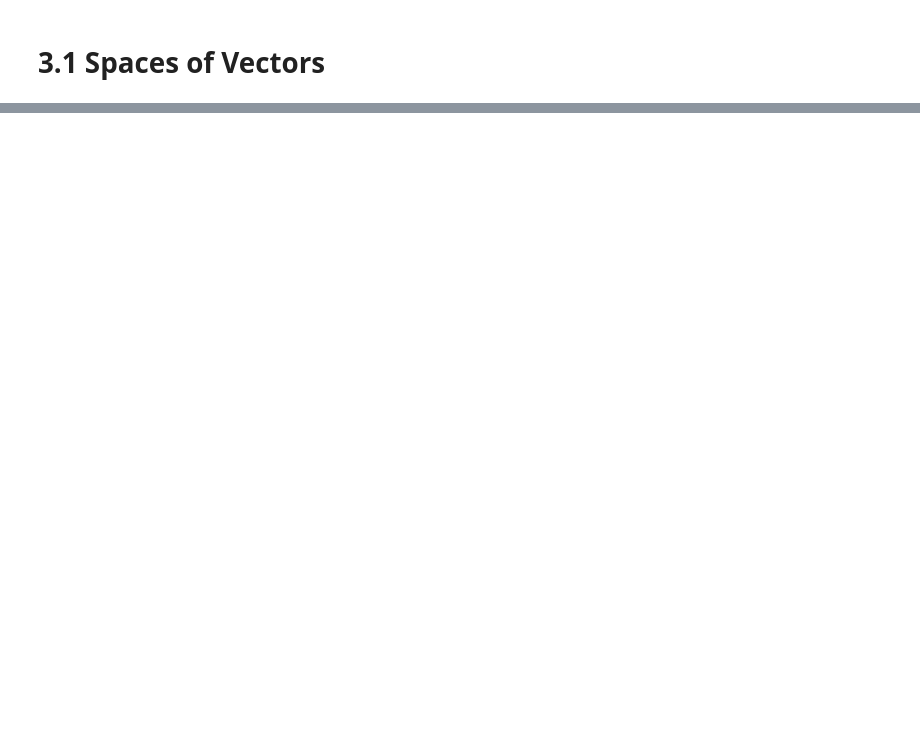
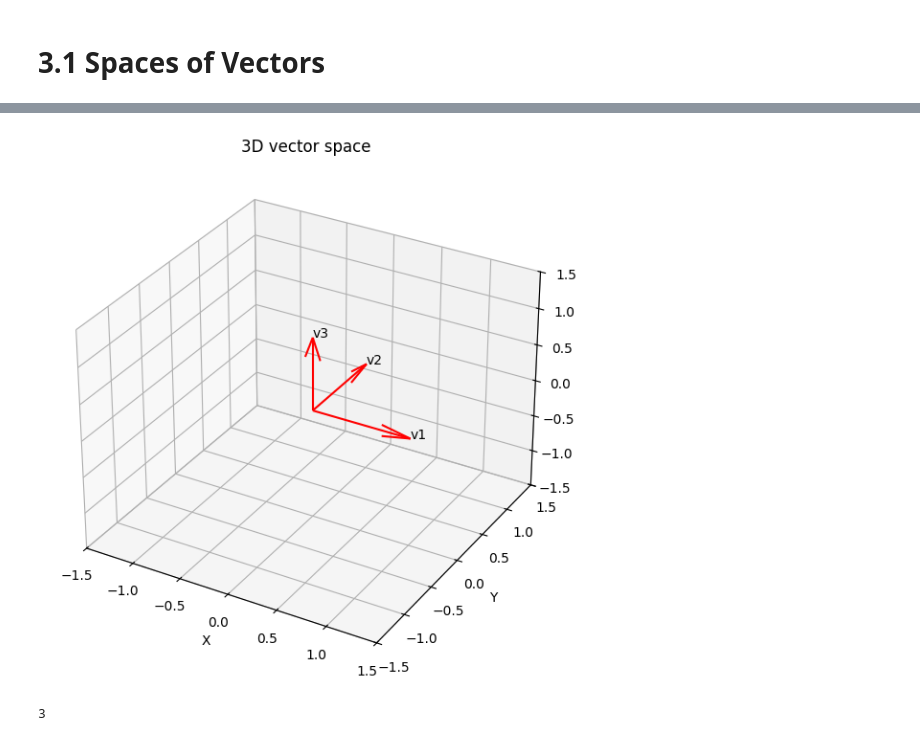
Before and after one commit to kiyoNdux/one-month-ml-sprint, a Jupyter notebook: week_1/day_4/3.1_spaces_of_vectors.ipynb, the cells around one changed output, grey strips where cells are left out. Saved outputs shown, nothing was run; the diff lists cells and outputs as text; code cells hidden in the pictures; blank space fills up the shorter version.

Commit message:
feat: visualize_vectors code

```diff
--- a/week_1/day_4/3.1_spaces_of_vectors.ipynb
+++ b/week_1/day_4/3.1_spaces_of_vectors.ipynb
@@ -78,0 +24,70 @@ It contains every vector you can form from combinations of the vectors in $S$.
+# %%
+import numpy as np
+import matplotlib.pyplot as plt
+from mpl_toolkits.mplot3d import Axes3D
+
+def visualize_vectors(vectors, labels=None, dimension=None):
+    """
+    Params:
+        vectors (list or np.ndarray): List of vectors (shape: mxn)
+        labels (list): Optional list of labels for each vectors
+        dimension(int): Dimension to visualize
+    """
+    vectors = np.array(vectors)
+    n_vectors, n_dim = vectors.shape
+    dimension = dimension or n_dim
+
+    if dimension > 3:
+        print("Warning: Visualization limited to 3D")
+    if dimension == 1:
+        plt.figure(figsize=(6, 1))
+        plt.scatter(vectors[:, 0], np.zeros(n_vectors), c='r', s=100)
+        for i, v in enumerate(vectors):
+            if labels:
+                plt.text(v[0], 0.02, labels[i])
+        plt.xlabel("X")
+        plt.yticks([])
+        plt.title("1D vector space")
+        plt.grid(True)
+        plt.show()
+
+    elif dimension == 2:
+        plt.figure(figsize=(6, 6))
+        plt.axhline(0, color='k')
+        plt.axvline(0, color='k')
+        for i, v in enumerate(vectors):
+            plt.quiver(0, 0, v[0], v[1], angles='xy', scale_units='xy', scale=1, color='r')
+            if labels:
+                plt.text(v[0], v[1], labels[i])
+        plt.xlim(-1.5*np.max(np.abs(vectors)), 1.5*np.max(np.abs(vectors)))
+        plt.ylim(-1.5*np.max(np.abs(vectors)), 1.5*np.max(np.abs(vectors)))
+        plt.grid(True)
+        plt.title("2D vector space")
+        plt.show()
+
+    elif dimension == 3:
+        fig = plt.figure(figsize=(7, 7))
+        ax = fig.add_subplot(111, projection='3d')
+        max_range = np.max(np.abs(vectors)) * 1.5
+        for i, v in enumerate(vectors):
+            ax.quiver(0, 0, 0, v[0], v[1], v[2], color='r', length=1, normalize=True)
+            if labels:
+                ax.text(v[0], v[1], v[2], labels[i])
+        ax.set_xlim([-max_range, max_range])
+        ax.set_ylim([-max_range, max_range])
+        ax.set_zlim([-max_range, max_range])
+        ax.set_xlabel('X')
+        ax.set_ylabel('Y')
+        ax.set_zlabel('Z')
+        plt.title("3D vector space")
+        plt.show()
+
+    return dimension
+
+
+vectors = [[1, 0, 0], [0, 1, 0], [0, 0, 1]]
+labels = ['v1', 'v2', 'v3']
+visualize_vectors(vectors, labels)
+# %% [output]
+[figure, added]
+3
```
Also changed, not shown: parts of 2 cells of this notebook.
